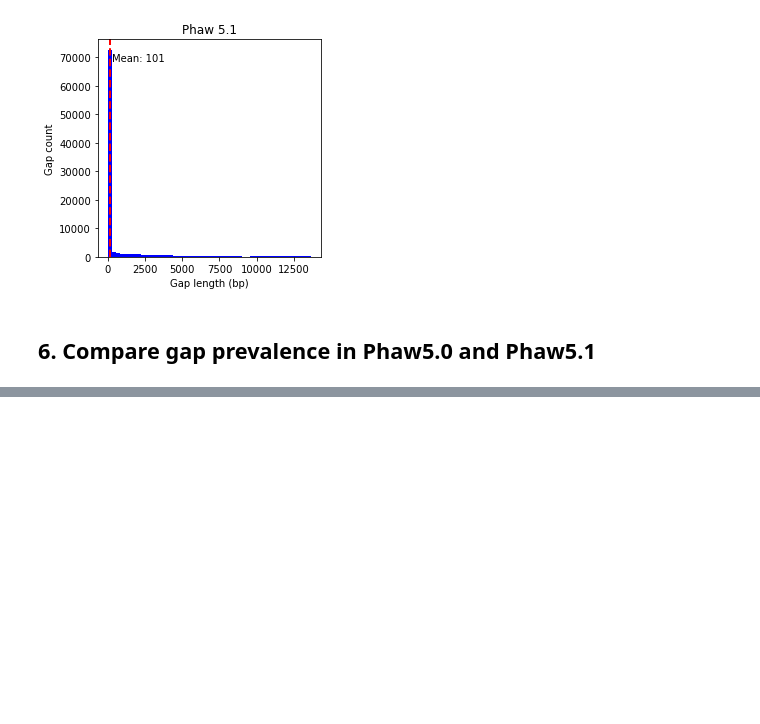
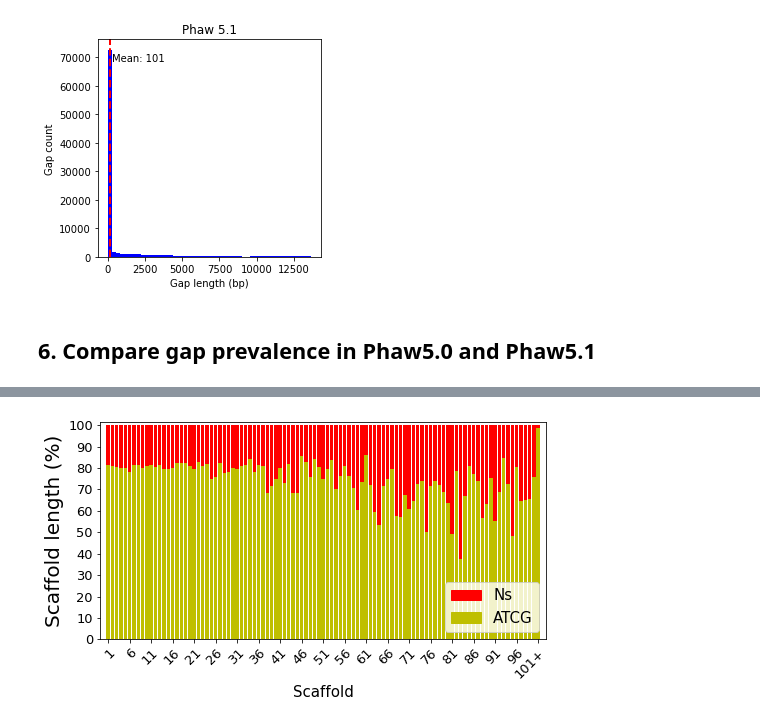
Before and after one commit to Mjaraespejo/Parhyale_MZT_ZGA, a Jupyter notebook: Notebooks/1_2_GenomeAssembly_analysis.ipynb, the cells around one changed output, grey strips where cells are left out. Drawn from its saved outputs; the diff is of its cells as text; code cells hidden in the pictures; blank space fills up the shorter version.

```diff
--- a/Notebooks/1_2_GenomeAssembly_analysis.ipynb
+++ b/Notebooks/1_2_GenomeAssembly_analysis.ipynb
@@ -382,0 +359,12 @@ genesbyScaff_df.head(5)
+# %%
+#Open dataframe containing gap information - Phaw5.0
+NsbyScaffphaw5_0 = pd.read_csv("/drives/ssd1/manuel/phaw/2022_analysis/phaw_gapfilling/TGS-GapCloser_anlysis/results_fullAsm_stats/parhyale_hawaiensis_15Feb20182_1IWOV.fa_Ncounts.txt",sep='\t',header=None)
+NsbyScaffphaw5_0["N_perc"] = (NsbyScaffphaw5_0[2]/NsbyScaffphaw5_0[1])*100
+NsbyScaffphaw5_0["Seq_perc"] = 100 - NsbyScaffphaw5_0["N_perc"]
+NsbyScaffphaw5_0 = NsbyScaffphaw5_0.sort_values(1,ascending=False).rename(columns={0:'scaffold_id'}).reset_index()
+
+#Edit dataframe to select only top 100 scaffols and collapse the rest
+NsbyScaffphaw5_0.loc['mean']= NsbyScaffphaw5_0[100:].mean() #Averaging rows
+NsbyScaffphaw5_0 = NsbyScaffphaw5_0.fillna('avg_scaffold')
+NsbyScaffphaw5_0 = NsbyScaffphaw5_0.drop(NsbyScaffphaw5_0.iloc[100:283876].index,inplace=False)
+NsbyScaffphaw5_0
@@ -382,0 +385,28 @@ genesbyScaff_df.head(5)
+# %%
+#Plot results
+
+plt.figure(figsize=(8,4))
+#data_for_barplot.plot(x="scaffold_id",kind="bar",stacked=True,figsize=(10, 8))
+
+plt.bar(NsbyScaffphaw5_0["scaffold_id"],NsbyScaffphaw5_0["Seq_perc"], color='y')
+plt.bar(NsbyScaffphaw5_0["scaffold_id"],NsbyScaffphaw5_0["N_perc"], color='r',bottom=NsbyScaffphaw5_0["Seq_perc"])
+
+scaffold_order = np.arange(1, 102)
+
+plt.xticks(NsbyScaffphaw5_0["scaffold_id"],list(np.append(scaffold_order[:-1],'101+')),rotation=45,fontsize =13,
+           horizontalalignment="right",rotation_mode='anchor')
+#plt.xticks(data_for_barplot["scaffold_id"][100:101],"101+",rotation=45, horizontalalignment="right",rotation_mode='anchor')
+plt.yticks(list(range(0,200,10)),rotation=0,fontsize =13, horizontalalignment="right",rotation_mode='anchor')
+plt.locator_params(axis='x', nbins=21)
+plt.ylabel("Scaffold length (%)",fontsize=20)
+plt.xlabel('Scaffold',fontsize=15)
+colors = {'Ns':'red', 'ATCG':'y'}
+labels = list(colors.keys())
+handles = [plt.Rectangle((0,0),1,1, color=colors[label]) for label in labels]
+plt.legend(handles, labels,loc=4,prop={'size': 15})
+plt.margins(x=0.015,y=0.015, tight=True)
+
+#plt.savefig("NsbyScaff_phaw5.0.jpg", dpi=300,bbox_inches = 'tight')
+plt.show()
+# %% [output]
+[figure, added]
```
Also changed, not shown: parts of 12 cells of this notebook.
